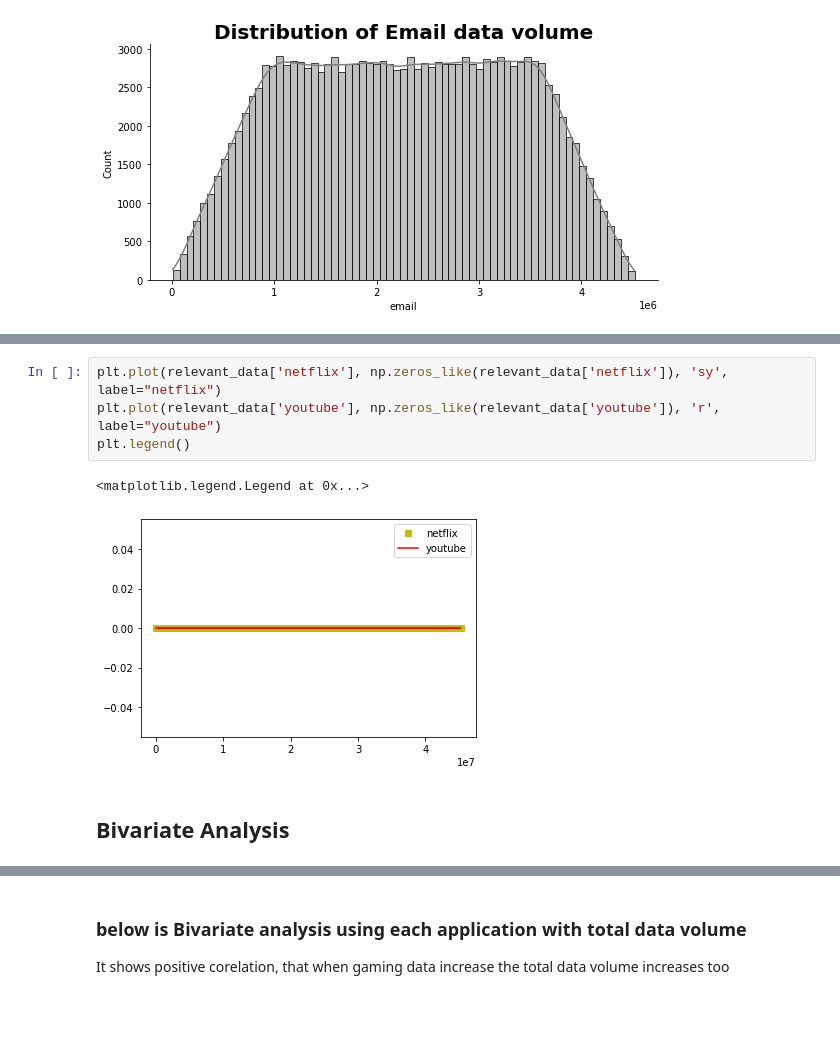
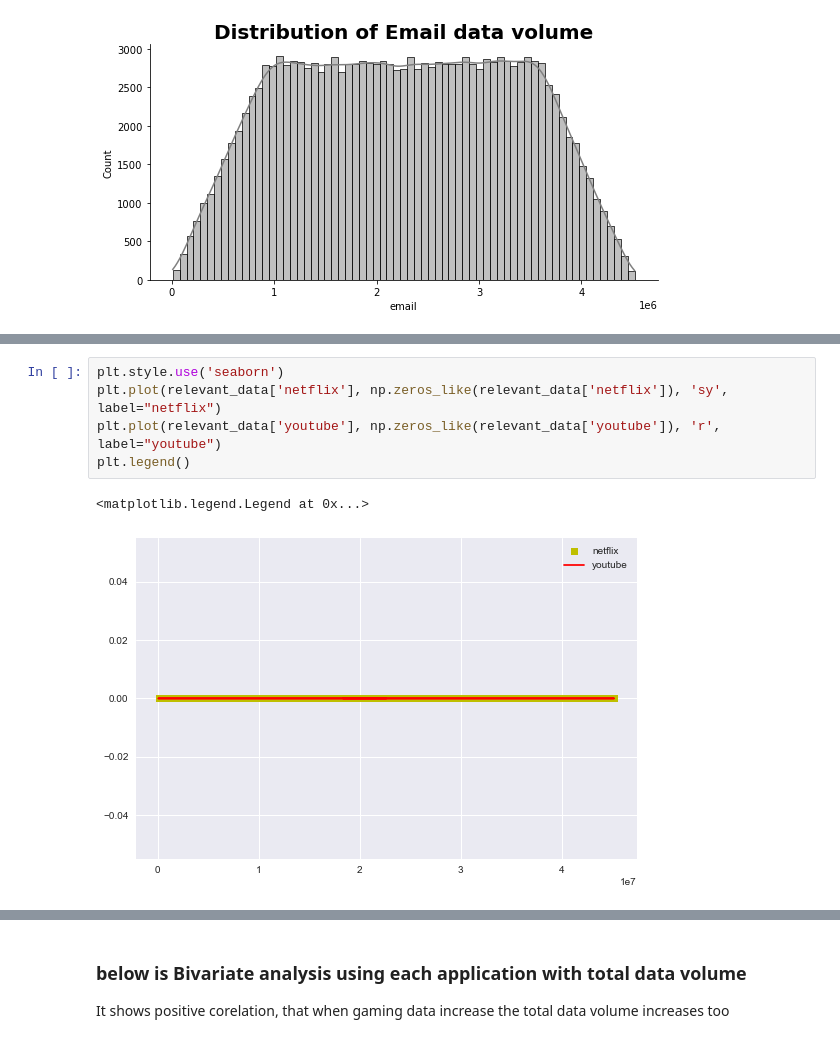
Before and after one commit to Ammon21/Telecom-Analysis, a Jupyter notebook: Notebooks/User_Overview 1.2.ipynb, the cells around one changed output, grey strips where cells are left out. Saved outputs shown, nothing was run; the diff lists cells and outputs as text; blank space fills up the shorter version.

```diff
--- a/Notebooks/User_Overview 1.2.ipynb
+++ b/Notebooks/User_Overview 1.2.ipynb
@@ -165,9 +166,8 @@ plt.legend()
-# %%
-plt.plot(relevant_data['netflix'], np.zeros_like(relevant_data['netflix']), 'sy', label="netflix")
-plt.plot(relevant_data['youtube'], np.zeros_like(relevant_data['youtube']), 'r', label="youtube")
-plt.legend()
-# %% [output]
-<matplotlib.legend.Legend at 0x...>
-[figure, removed]
-# %% [markdown]
-## Bivariate Analysis
+# %%
+plt.style.use('seaborn')
+plt.plot(relevant_data['netflix'], np.zeros_like(relevant_data['netflix']), 'sy', label="netflix")
+plt.plot(relevant_data['youtube'], np.zeros_like(relevant_data['youtube']), 'r', label="youtube")
+plt.legend()
+# %% [output]
+<matplotlib.legend.Legend at 0x...>
+[figure, added]
```
Also changed, not shown: parts of 41 cells of this notebook.
